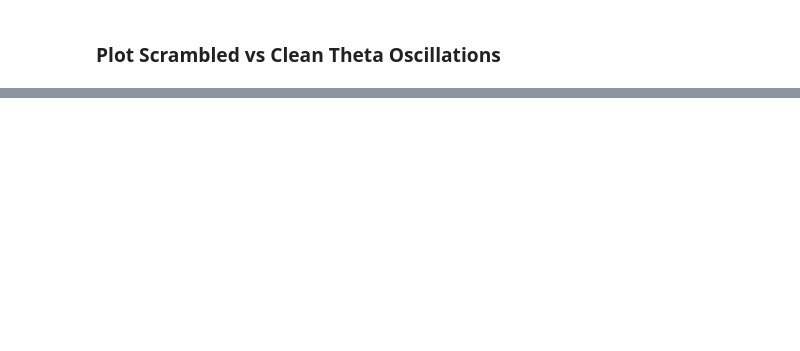
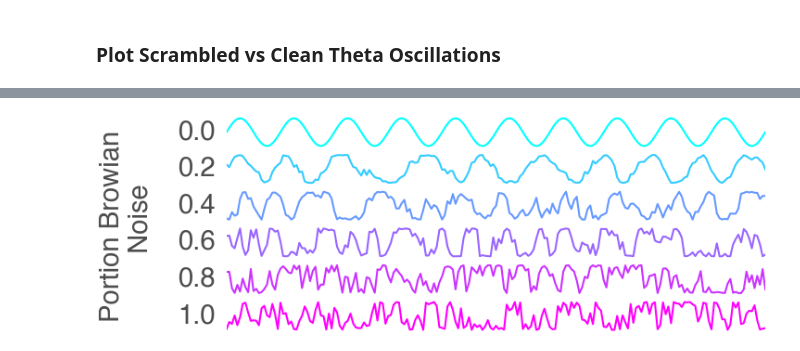
Before and after one commit to LiviaStein1/STDP_Theta, a Jupyter notebook: STDP-SR_scripts/Scrambled_theta.ipynb, the cells around one changed output, grey strips where cells are left out. Cells and saved outputs as stored; diff of their text form; code cells hidden in the pictures; blank space fills up the shorter version.

```diff
--- a/STDP-SR_scripts/Scrambled_theta.ipynb
+++ b/STDP-SR_scripts/Scrambled_theta.ipynb
@@ -417,0 +525,78 @@ plt.show()
+# %%
+# Plot clean theta and scrambled variants with a colour gradient reflecting scramble strength
+import matplotlib.pyplot as plt
+import matplotlib as mpl
+import numpy as np
+plt.style.use('/Users/liviastein/STDP_Theta-1/ResultPipelines/plot_style.mplstyle')
+
+
+# reference times (assumes theta_data was generated with same time base)
+ref_times = theta_data[0.2]['times']
+mask = ref_times <= 1.0  # plot first 1 second for clarity
+
+scramble_strengths = [0.2, 0.4, 0.6, 0.8, 1.0]
+conditions = [0.0] + scramble_strengths  # 0.0 denotes the intact/clean condition
+n = len(conditions)
+
+fig, axes = plt.subplots(n, 1, figsize=(2.5, 1))
+axes = np.atleast_1d(axes)
+
+cmap = plt.get_cmap('cool')
+norm = mpl.colors.Normalize(vmin=0.0, vmax=1.0)
+
+# Remove top/right spines for all axes
+for a in axes:
+    a.spines['top'].set_visible(False)
+    a.spines['right'].set_visible(False)
+
+for i, strength in enumerate(conditions):
+    color = cmap(i / (n - 1)) if n > 1 else cmap(0)
+    ax = axes[i]
+    if strength == 0.0:
+        phases = np.mod(2 * np.pi * agent_scr.thetaFreq * ref_times, 2 * np.pi)
+        label = 'Clean (0.0)'
+    else:
+        phases = theta_data[strength]['phases']
+        label = f'Scramble={strength}'
+
+    ax.plot(ref_times[mask], np.sin(phases[mask]), color=color, label=label)
+    ax.set_ylim(-1.1, 1.1)
+    #a.tick_params(axis='y', labelleft=False)
+    #ax.grid(True, alpha=0.9)
+    ax.set_ylabel(f'{strength}')
+    # remove y axes of all plots
+    #ax.set_yticks([])
+    #ax.legend(loc='upper right', fontsize=9)
+
+# Hide x-axis ticks/labels and bottom spine for all except bottom
+for a in axes:
+    #a.tick_params(labelbottom=False, which='major', bottom=False, left= False, labelleft=False)
+    a.axes.set_axis_off()
+    #a.tick_params(axis='y', labelleft=False)
+    # add label to left of each plot with the scramble strength
+    a.text(-0.02, 0.5, f'{a.get_ylabel()}', transform=a.transAxes, va='center', ha='right')
+    a.spines['bottom'].set_visible(True)
+    # add x axis only for bottom plot
+
+# add y axis label to the left of the individual y axis labels
+fig.text(-0.02, 0.5, 'Portion Browian \n Noise', va='center', ha='center', rotation='vertical', fontweight='bold', fontfamily= 'helvetica')
+# Only bottom axis shows x-axis
+axes[-1].set_xlabel('Time (s)')
+
+# Make room for a right-side vertical colorbar and ensure it spans the axes height
+#fig.subplots_adjust(right=0.88)
+#sm = mpl.cm.ScalarMappable(norm=norm, cmap=cmap)
+#sm.set_array([])
+#cb = fig.colorbar(sm, ax=axes.tolist(), orientation='vertical', fraction=0.035, pad=0.04)
+#cb.set_ticks(conditions)
+#cb.ax.tick_params()
+#cb.set_label('Scramble Strength')
+#cb.ax.invert_yaxis()
+
+# save figure
+#plt.savefig("/Users/liviastein/STDP_Theta-1/Final_Figures/ScrambleConditions.pdf", transparent=True)
+
+#plt.tight_layout()
+plt.show()
+# %% [output]
+[figure, added]
```
Also changed, not shown: parts of 15 cells of this notebook.
